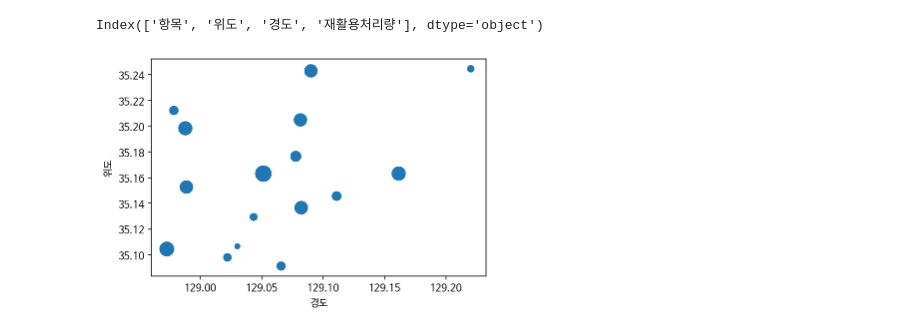
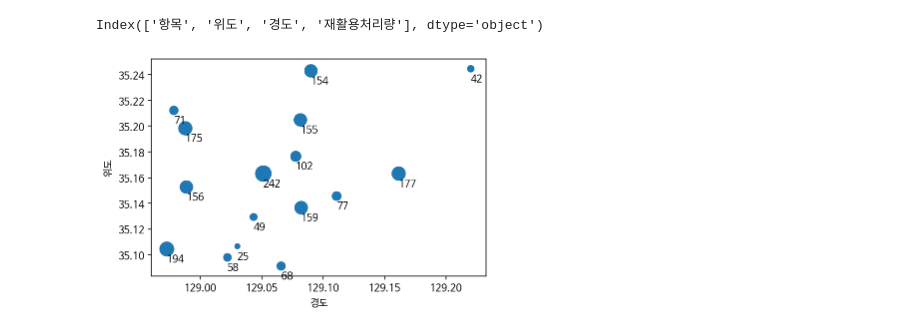
Before and after one commit to cybermin/pythonbasic, a Jupyter notebook: work/08/ex27.ipynb, the cells around one changed output. Saved outputs shown, nothing was run; the diff lists cells and outputs as text; code cells hidden in the pictures.

```diff
--- a/work/08/ex27.ipynb
+++ b/work/08/ex27.ipynb
@@ -719,6 +719,11 @@ dfg.columns
 Index(['항목', '위도', '경도', '재활용처리량'], dtype='object')
 # %%
 dfg.plot.scatter(x='경도', y='위도', s=dfg['재활용처리량'])
+for item in dfg.index:
+    lat = dfg.loc[item,'위도']
+    ln = dfg.loc[item,'경도']
+    plt.text(ln, lat-0.01, str(dfg.loc[item,'재활용처리량']))
+
 plt.show()
 # %% [output]
-[figure, old version]
+[figure, new version]
```
